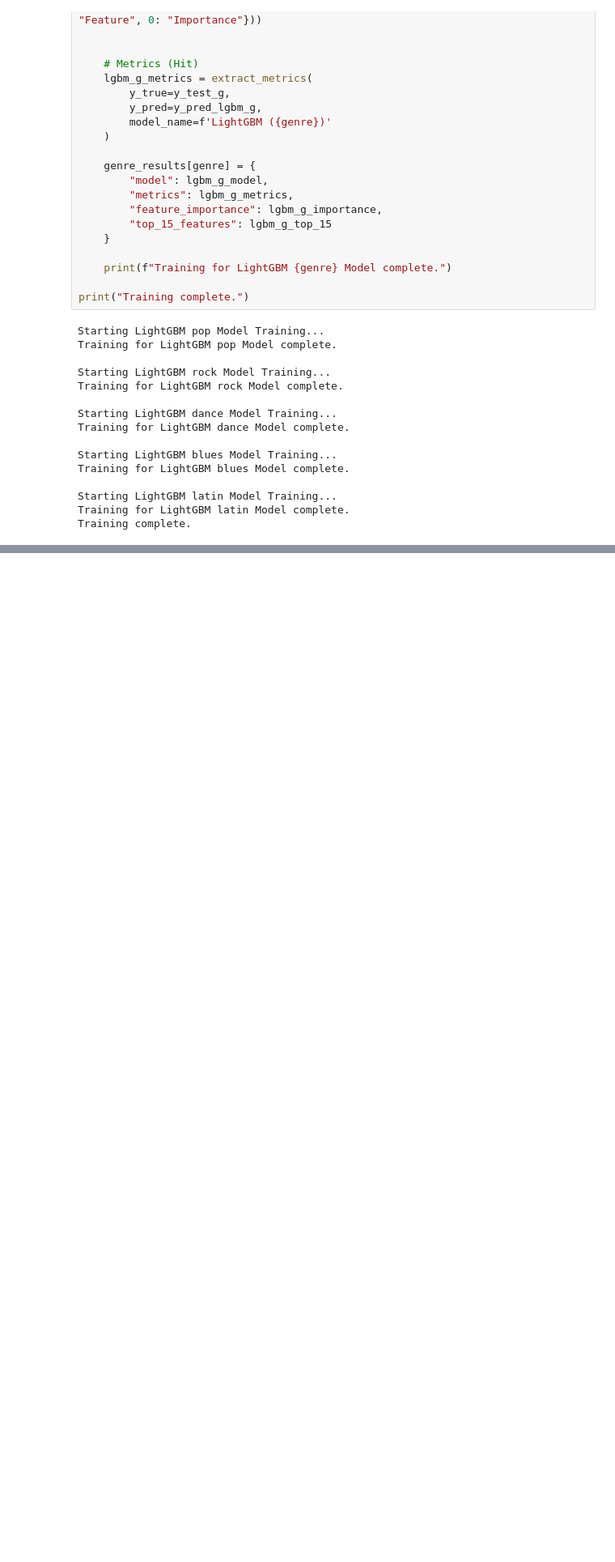
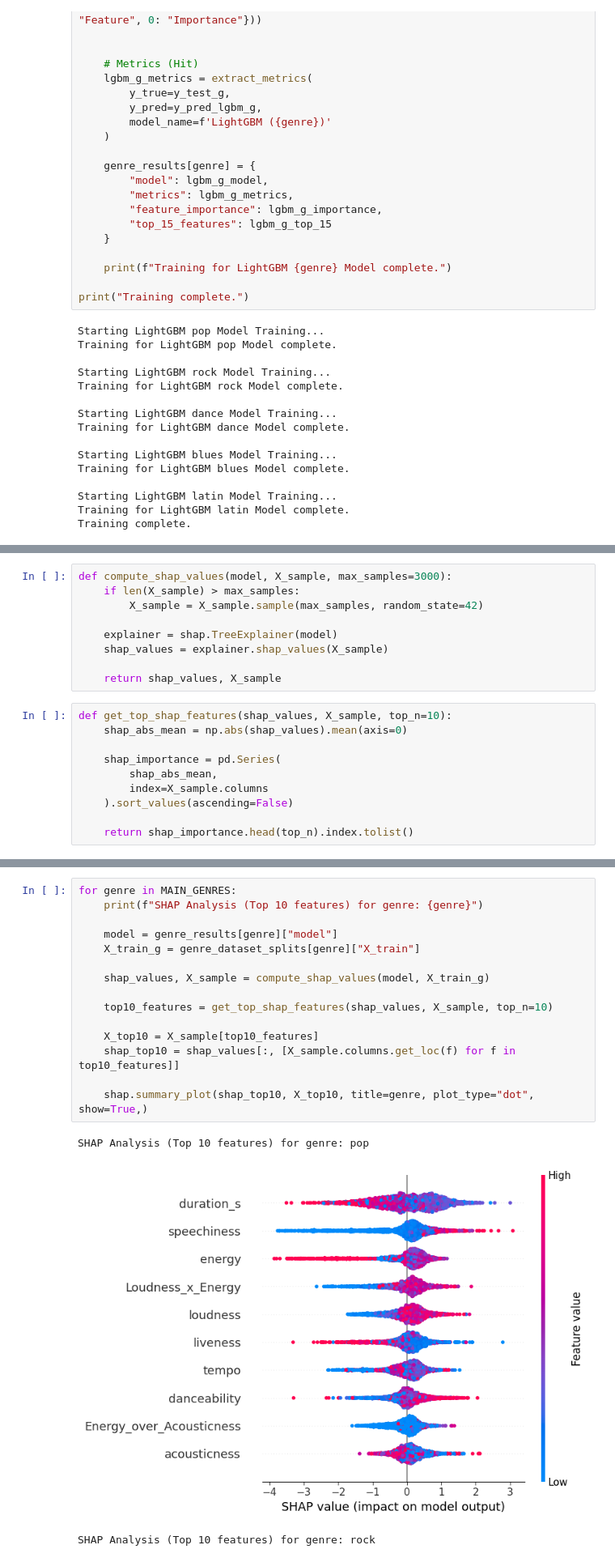
Before and after one commit to karanbir-singh/DAMIN-project, a Jupyter notebook: src/genre_specific_analysis.ipynb, the cells around one changed output, grey strips where cells are left out. Shown at 81% size. Drawn from its saved outputs; the diff is of its cells as text; blank space fills up the shorter version.

Commit message:
updated genre reassignation function and added directional analysis

```diff
--- a/src/genre_specific_analysis.ipynb
+++ b/src/genre_specific_analysis.ipynb
@@ -561,0 +714,19 @@ Text(0.5, 1.0, 'Genre-Specific Feature Importance (LightGBM)')
+# %%
+def compute_shap_values(model, X_sample, max_samples=3000):
+    if len(X_sample) > max_samples:
+        X_sample = X_sample.sample(max_samples, random_state=42)
+
+    explainer = shap.TreeExplainer(model)
+    shap_values = explainer.shap_values(X_sample)
+
+    return shap_values, X_sample
+# %%
+def get_top_shap_features(shap_values, X_sample, top_n=10):
+    shap_abs_mean = np.abs(shap_values).mean(axis=0)
+
+    shap_importance = pd.Series(
+        shap_abs_mean,
+        index=X_sample.columns
+    ).sort_values(ascending=False)
+
+    return shap_importance.head(top_n).index.tolist()
@@ -561,0 +735,19 @@ Text(0.5, 1.0, 'Genre-Specific Feature Importance (LightGBM)')
+# %%
+for genre in MAIN_GENRES:
+    print(f"SHAP Analysis (Top 10 features) for genre: {genre}")
+
+    model = genre_results[genre]["model"]
+    X_train_g = genre_dataset_splits[genre]["X_train"]
+
+    shap_values, X_sample = compute_shap_values(model, X_train_g)
+
+    top10_features = get_top_shap_features(shap_values, X_sample, top_n=10)
+
+    X_top10 = X_sample[top10_features]
+    shap_top10 = shap_values[:, [X_sample.columns.get_loc(f) for f in top10_features]]
+
+    shap.summary_plot(shap_top10, X_top10, title=genre, plot_type="dot", show=True,)
+# %% [output]
+SHAP Analysis (Top 10 features) for genre: pop
+[figure, added]
+SHAP Analysis (Top 10 features) for genre: rock
```
Also changed, not shown: parts of 30 cells of this notebook.
